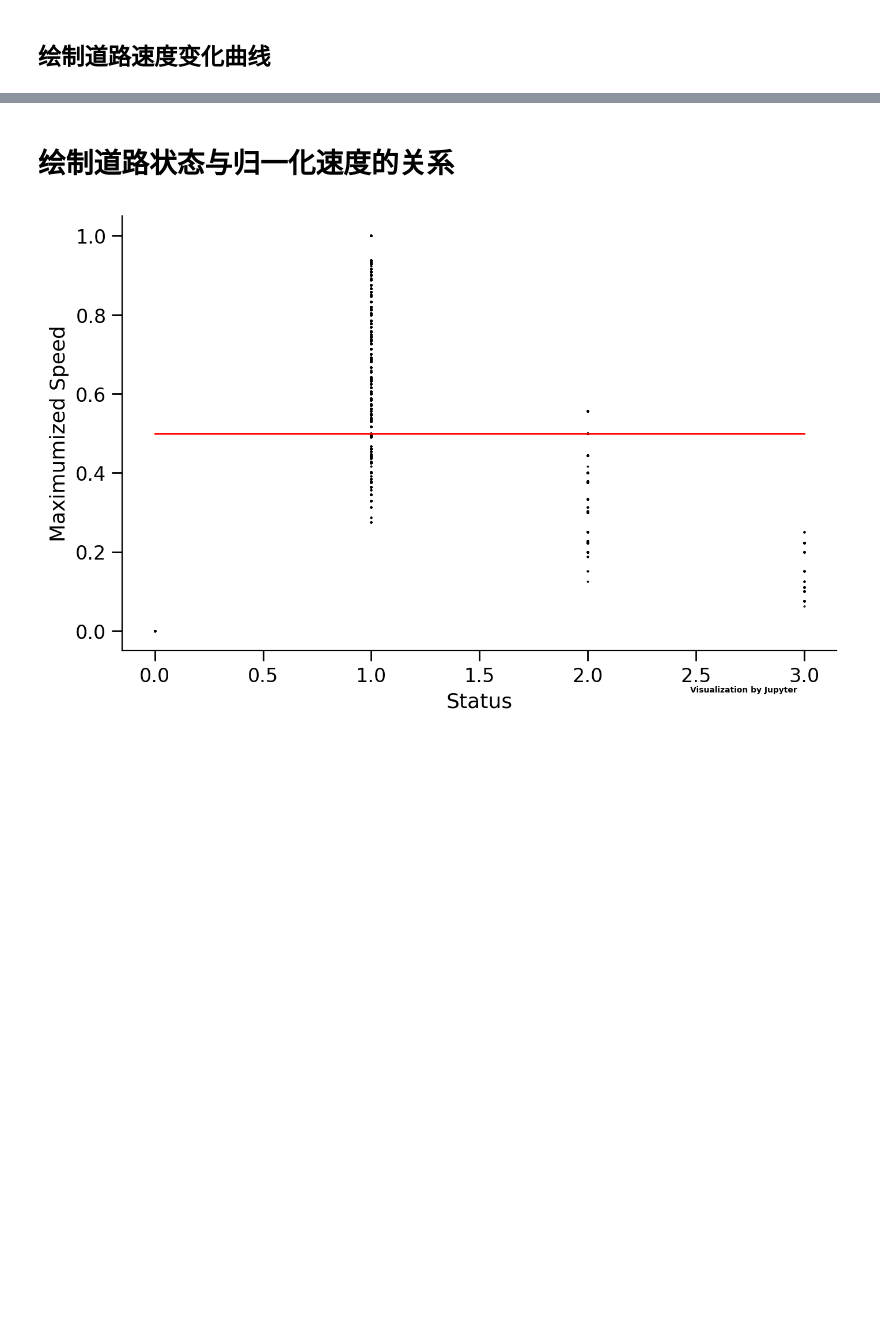
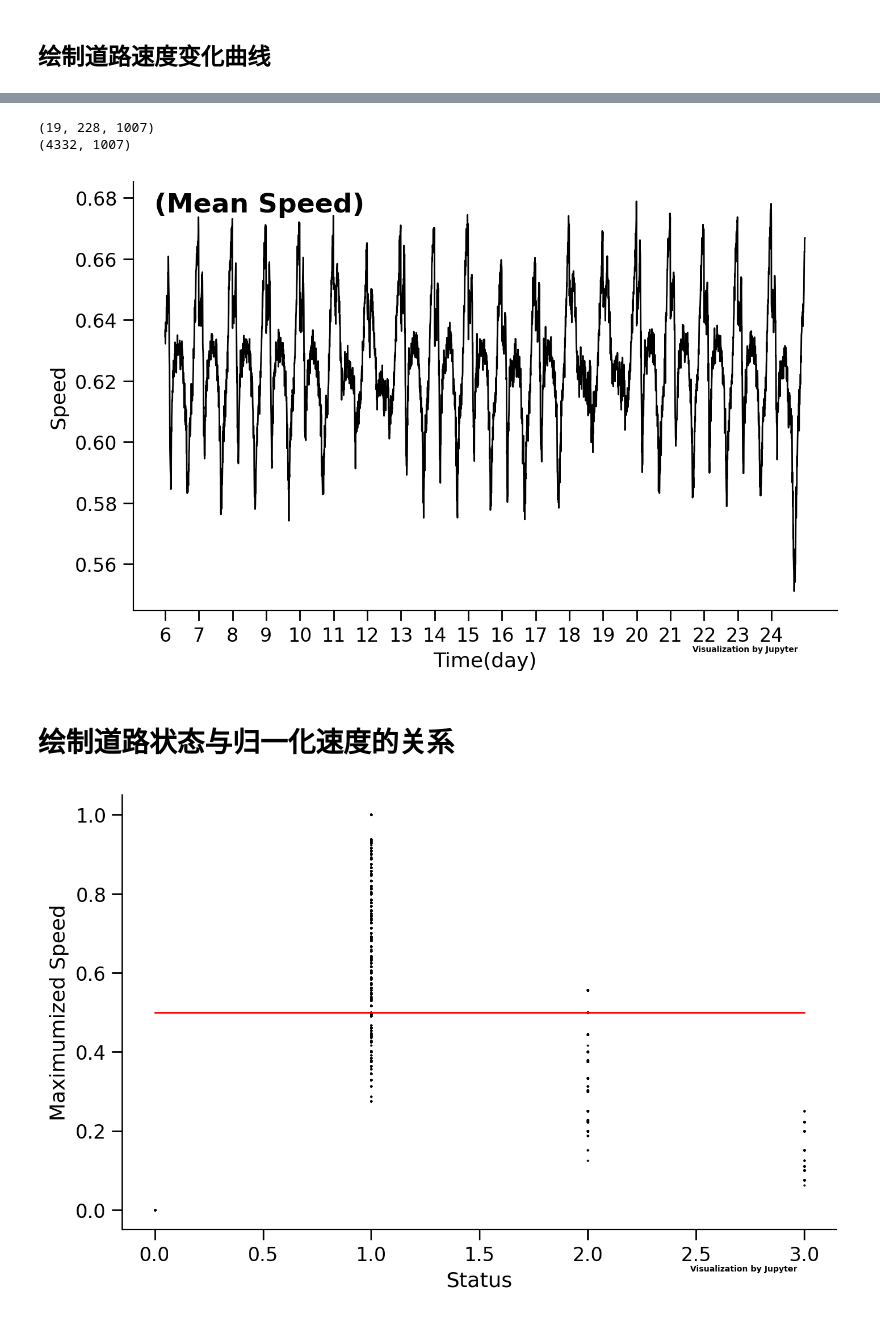
Before and after one commit to lingbai-kong/traffic_data_mining_sh, a Jupyter notebook: data_visualization.ipynb, the cells around one changed output, grey strips where cells are left out. Saved outputs shown, nothing was run; the diff lists cells and outputs as text; code cells hidden in the pictures; blank space fills up the shorter version.

```diff
--- a/data_visualization.ipynb
+++ b/data_visualization.ipynb
@@ -294,3 +333,35 @@ fig.show()
+# %%
+import matplotlib.pyplot as plt
+data=np.array(list(road_zip.values()))[:,:,:,1]
+data=data.transpose((1,2,0))
+print(data.shape)
+data=np.concatenate(data,axis=0)
+print(data.shape)
+data=np.mean(data,axis=1)
+# print(data.shape)
+for i in range(len(data)):
+    if data[i]<0.550:
+        data[i]=data[i-1]
+day=[f'{int(((i*5)/60)/19+6)}' for i in range(len(data)) if ((i*5)/60)%19==0]
+index=[i for i in range(len(data)) if ((i*5)/60)%19==0]
+label=[i for i in range(len(data))]
+
+fig,ax = plt.subplots(figsize=(8,5),dpi=200)
+ax.plot(label, data, color='black', linewidth=1)
+ax.tick_params(direction='out',labelsize=12,length=6.5,width=1,top=False,right=False)
+ax.spines['right'].set_visible(False)
+ax.spines['top'].set_visible(False)
+ax.set_ylabel('Speed',fontsize=13)
+ax.set_xlabel('Time(day)',fontsize=13)
+plt.xticks(index,day)
+text_font = {'size':'17','weight':'bold','color':'black'}
+ax.text(.03,.93,'(Mean Speed)',transform = ax.transAxes,fontdict=text_font,zorder=4)
+ax.text(.87,-.08,'\nVisualization by Jupyter',transform = ax.transAxes, ha='center', va='center',fontsize = 5,color='black',fontweight='bold')
+fig.show()
+# %% [output]
+(19, 228, 1007)
+(4332, 1007)
+[figure, added]
 # %% [markdown]
 # 绘制道路状态与归一化速度的关系
 # %%
```
Also changed, not shown: parts of 6 cells of this notebook, 7 other files.
